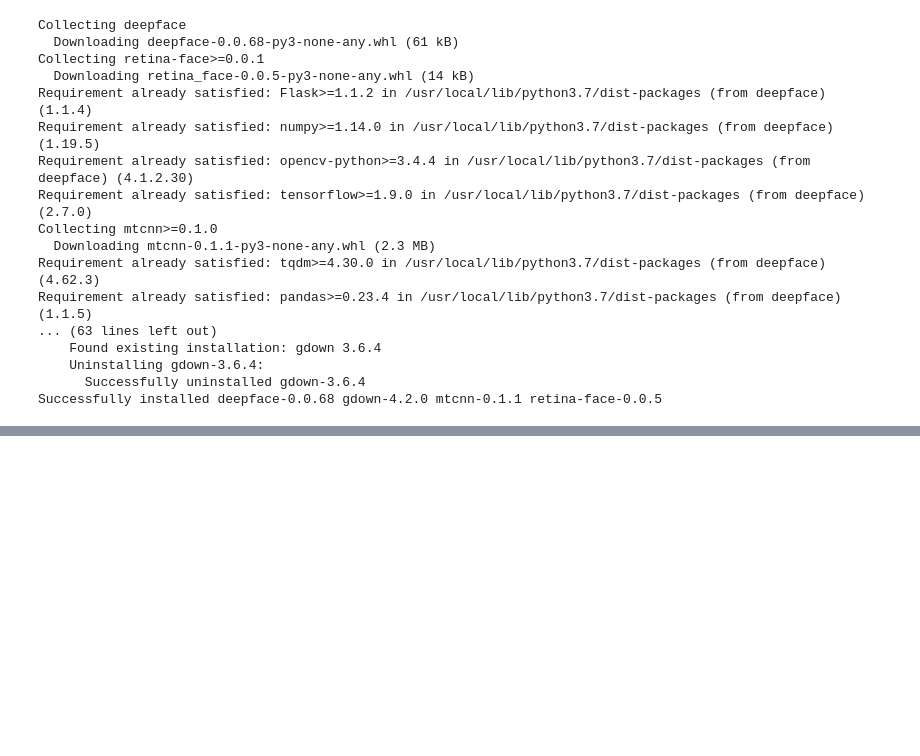
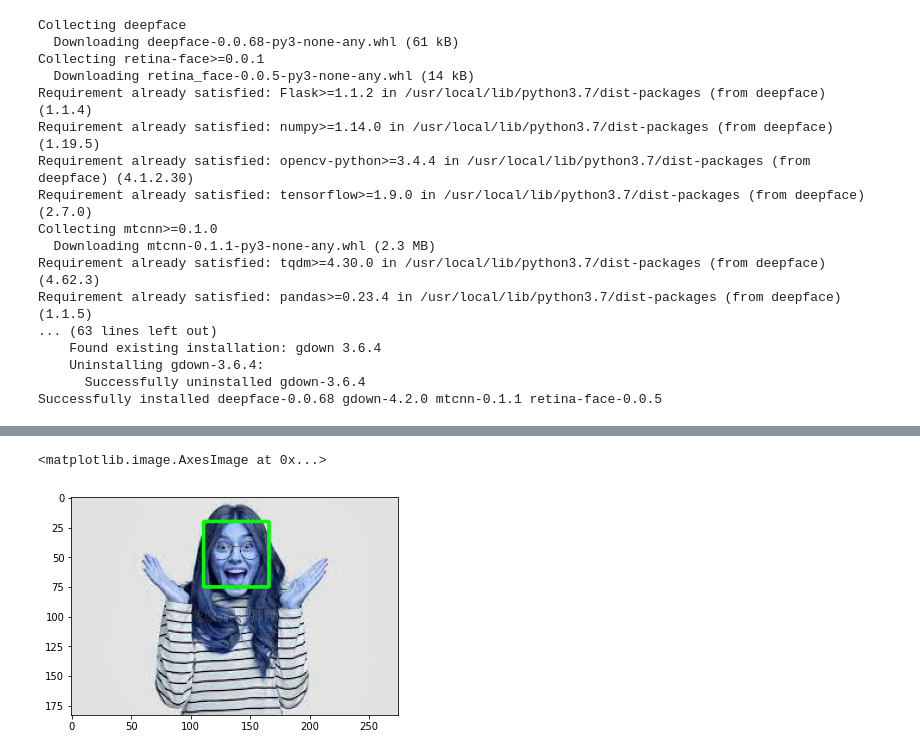
Before and after one commit to Kanyakrishi/ML, a Jupyter notebook: Facial_recognition.ipynb, the cells around one changed output, grey strips where cells are left out. Drawn from its saved outputs; the diff is of its cells as text; code cells hidden in the pictures; blank space fills up the shorter version.

```diff
--- a/Facial_recognition.ipynb
+++ b/Facial_recognition.ipynb
@@ -82,0 +66,11 @@ p['dominant_emotion']
+# %%
+faceC = cv2.CascadeClassifier(cv2.data.haarcascades + 'haarcascade_frontalface_default.xml')
+gray = cv2.cvtColor(i, cv2.COLOR_BGR2GRAY)
+faces = faceC.detectMultiScale(gray, 1.1, 4)
+faces
+for (a, b ,c, d) in faces:
+   cv2.rectangle(i, (a,b), (a+c, b+d), (0,255,0), 2)
+plt.imshow(i)
+# %% [output]
+<matplotlib.image.AxesImage at 0x...>
+[figure, added]
```
Also changed, not shown: parts of 7 cells of this notebook.
